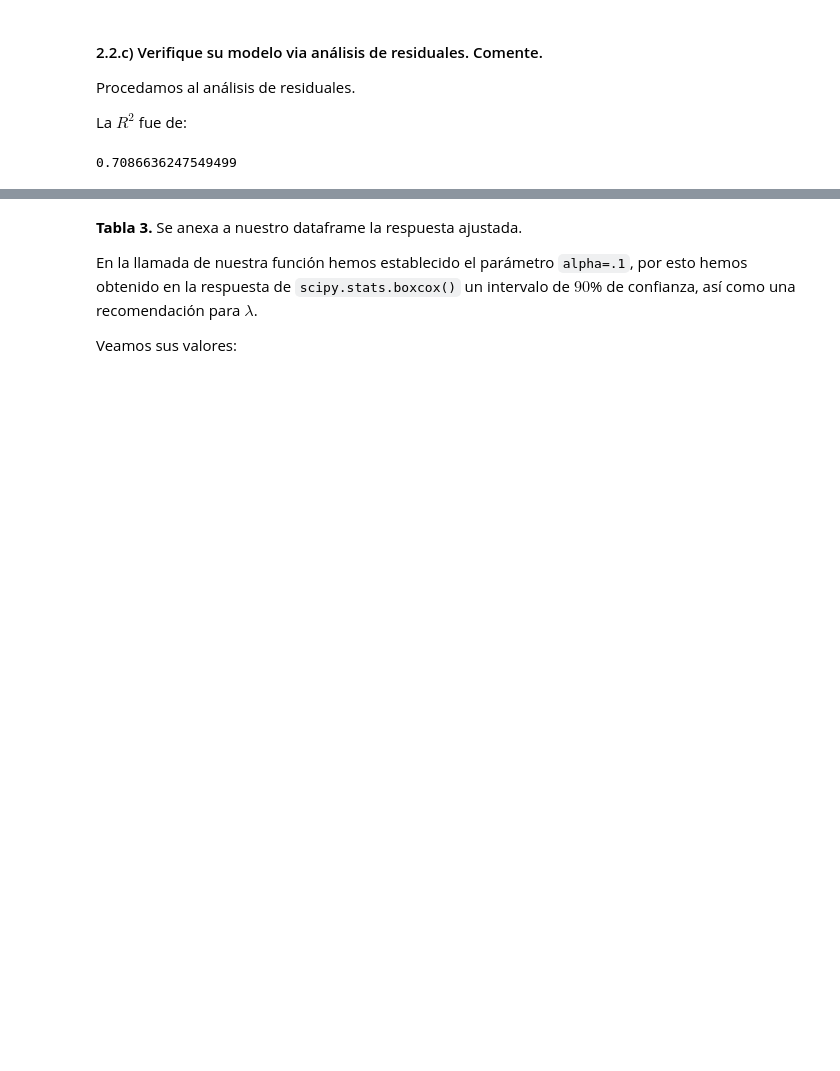
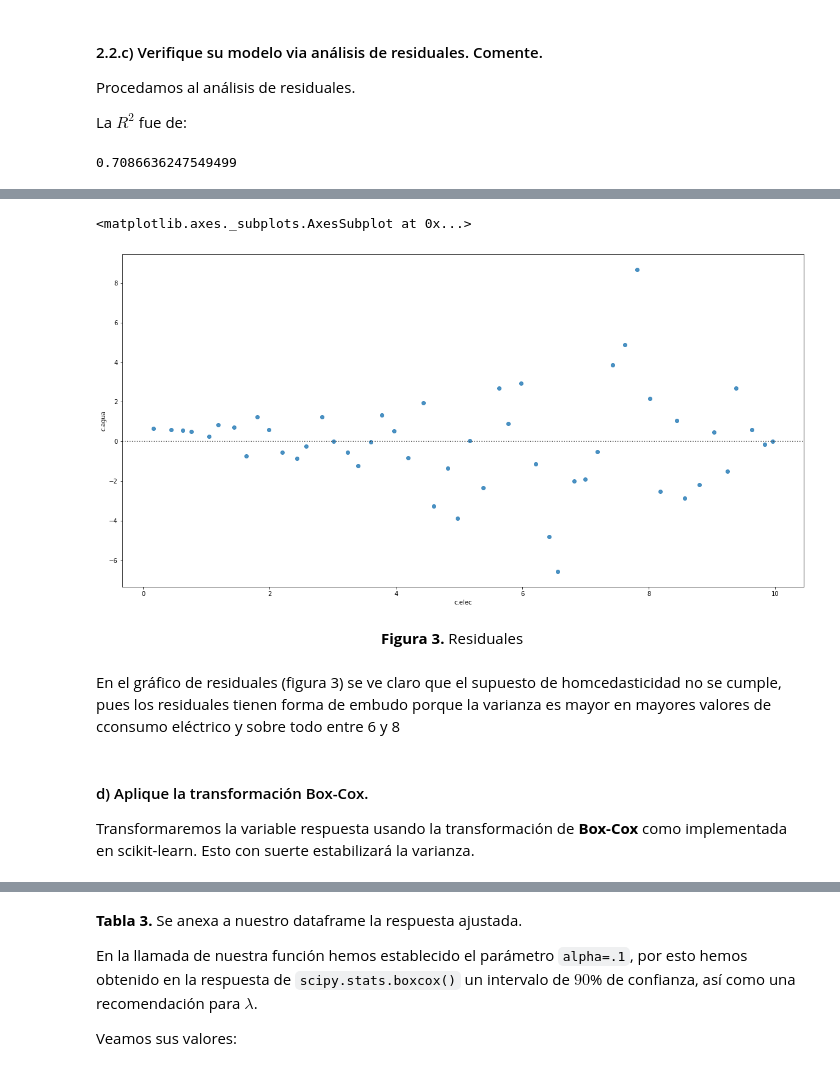
Before and after one commit to jeroaranda/aplicada2, a Jupyter notebook: control2.ipynb, the cells around one changed output, grey strips where cells are left out. Cells and saved outputs as stored; diff of their text form; code cells hidden in the pictures; blank space fills up the shorter version.

```diff
--- a/control2.ipynb
+++ b/control2.ipynb
@@ -171,3 +167,15 @@ Añadamos los datos transformados a nuestro dataframe:
+# %%
+sns.residplot(x='c.elec', y='c.agua', data=datos)
+# %% [output]
+<matplotlib.axes._subplots.AxesSubplot at 0x...>
+[figure, added]
+# %% [markdown]
+<center><b>Figura 3.</b> Residuales</center>
+# %% [markdown]
+En el gráfico de residuales (figura 3) se ve claro que el supuesto de homcedasticidad no se cumple, pues los residuales tienen forma de embudo porque la varianza es mayor en mayores valores de cconsumo eléctrico y sobre todo entre 6 y 8
+# %% [markdown]
+#### d) Aplique la transformación Box-Cox.
+Transformaremos la variable respuesta usando la transformación de **Box-Cox** como implementada en scikit-learn. Esto con suerte estabilizará la varianza.
 # %%
 (y_transformada,lambda_param,intervalo)=stats.boxcox(datos['c.agua'],alpha=.1)
 datos['Transformacion Box-Cox']=y_transformada
```
Also changed, not shown: parts of 52 cells of this notebook, 1 other file.
